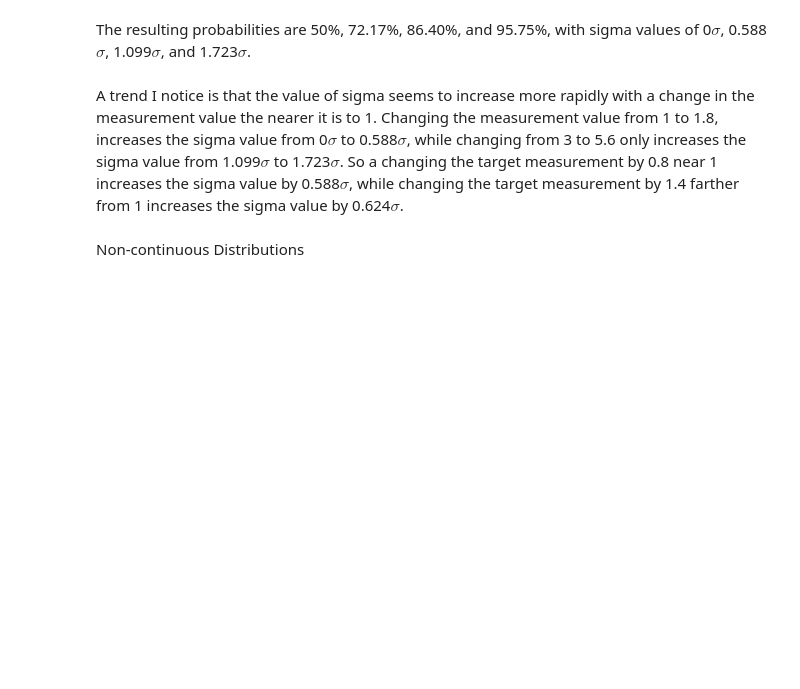
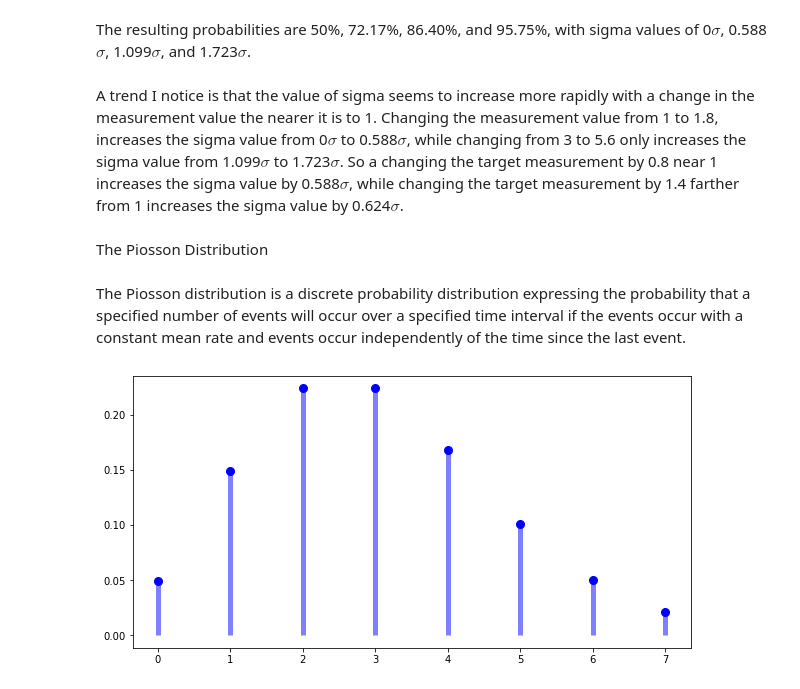
Before and after one commit to nroth12uw/Lab1_PHYS434, a Jupyter notebook: Lab1.ipynb, the cells around one changed output. Drawn from its saved outputs; the diff is of its cells as text; code cells hidden in the pictures; blank space fills up the shorter version.

Commit message:
piosson graphs added

```diff
--- a/Lab1.ipynb
+++ b/Lab1.ipynb
@@ -106,5 +106,16 @@ Sigmas =
 The resulting probabilities are 50%, 72.17%, 86.40%, and 95.75%, with sigma values of 0$\sigma$, 0.588$\sigma$, 1.099$\sigma$, and 1.723$\sigma$.
 # %% [markdown]
 A trend I notice is that the value of sigma seems to increase more rapidly with a change in the measurement value the nearer it is to 1. Changing the measurement value from 1 to 1.8, increases the sigma value from 0$\sigma$ to 0.588$\sigma$, while changing from 3 to 5.6 only increases the sigma value from 1.099$\sigma$ to 1.723$\sigma$. So a changing the target measurement by 0.8 near 1 increases the sigma value by 0.588$\sigma$, while changing the target measurement by 1.4 farther from 1 increases the sigma value by 0.624$\sigma$.
-# %% [markdown]
-Non-continuous Distributions
+# %% [markdown]
+The Piosson Distribution
+# %% [markdown]
+The Piosson distribution is a discrete probability distribution expressing the probability that a specified number of events will occur over a specified time interval if the events occur with a constant mean rate and events occur independently of the time since the last event.
+# %%
+mu = 3
+x = np.arange(stats.poisson.ppf(0.01, mu),
+              stats.poisson.ppf(0.99, mu))
+plt.plot(x, stats.poisson.pmf(x, mu), 'bo', ms=8, label='poisson pmf')
+plt.vlines(x, 0, stats.poisson.pmf(x, mu), colors='b', lw=5, alpha=0.5)
+plt.show()
+# %% [output]
+[figure, added]
```
Also changed, not shown: parts of 2 cells of this notebook.
